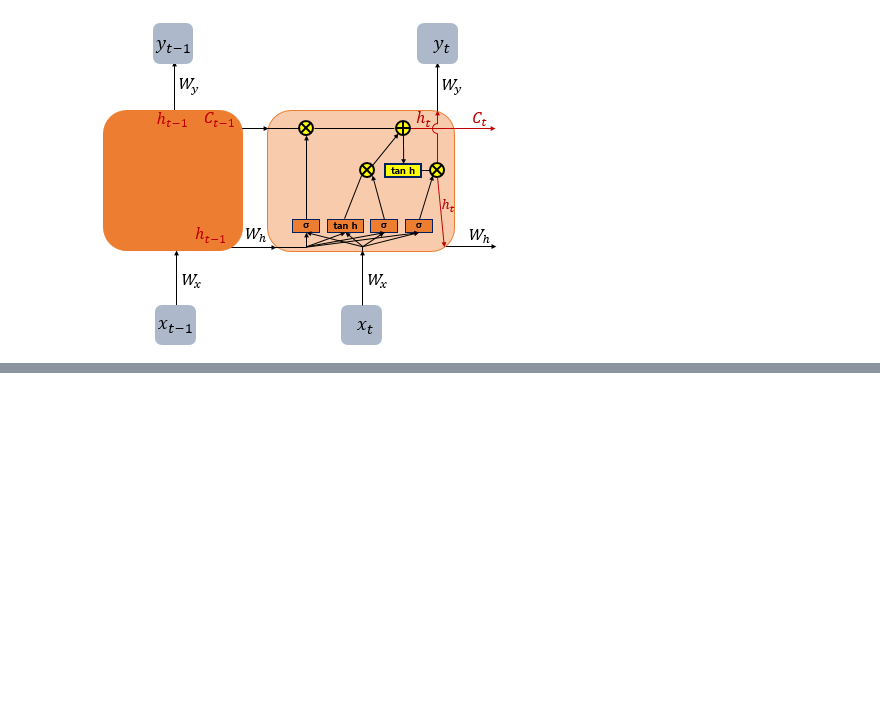
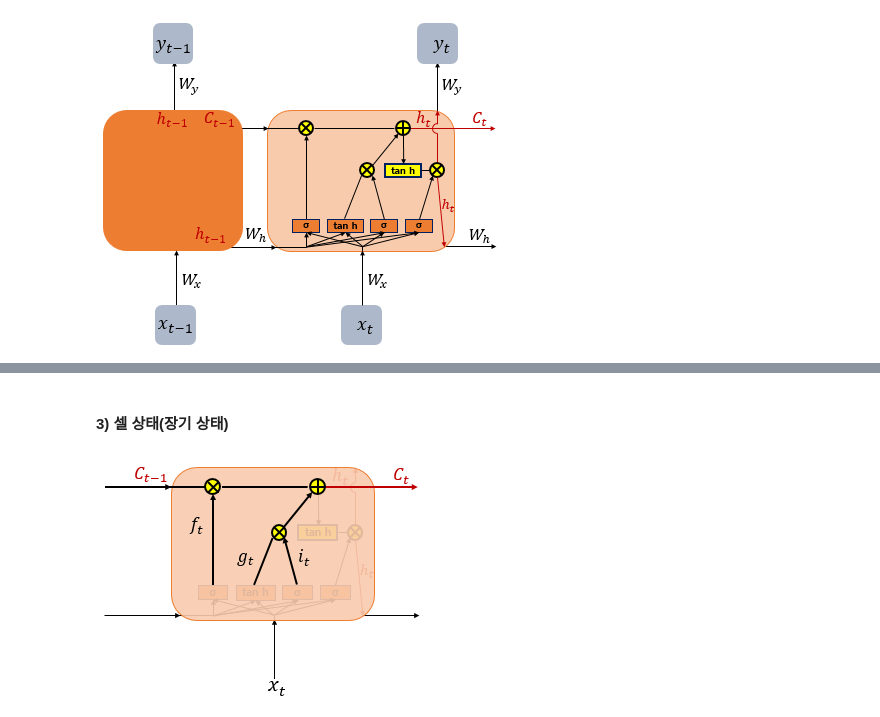
Before and after one commit to tryfasting/deeplearning-pytorch-textbook, a Jupyter notebook: 07-02 LSTM과 GRU.ipynb, the cells around one changed output, grey strips where cells are left out. Cells and saved outputs as stored; diff of their text form; code cells hidden in the pictures; blank space fills up the shorter version.

```diff
--- a/07-02 LSTM과 GRU.ipynb
+++ b/07-02 LSTM과 GRU.ipynb
@@ -25,0 +77,6 @@ LSTM은 은닉층의 메모리 셀에 입력 게이트, 망각 게이트, 출력
+# %% [markdown]
+#### 3) 셀 상태(장기 상태)
+# %%
+Image("./scr/07-02 cellstate2.png")
+# %% [output]
+[figure, added]
```
Also changed, not shown: parts of 29 cells of this notebook, 6 other files.
